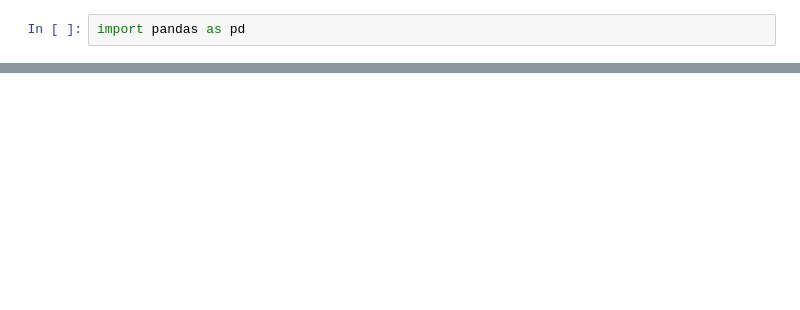
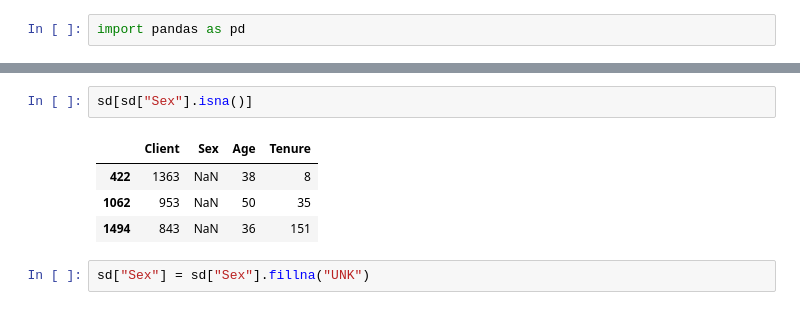
Before and after one commit to gonzalezr00/kbc, a Jupyter notebook: workspace/notebooks/dev.ipynb, the cells around one changed output, grey strips where cells are left out. Drawn from its saved outputs; the diff is of its cells as text; blank space fills up the shorter version.

```diff
--- a/workspace/notebooks/dev.ipynb
+++ b/workspace/notebooks/dev.ipynb
@@ -10,0 +25,9 @@ ImportError: `Import openpyxl` failed.  Use pip or conda to install the openpyxl
+# %%
+sd[sd["Sex"].isna()]
+# %% [output]
+|  | Client | Sex | Age | Tenure |
+| 422 | 1363 | NaN | 38 | 8 |
+| 1062 | 953 | NaN | 50 | 35 |
+| 1494 | 843 | NaN | 36 | 151 |
+# %%
+sd["Sex"] = sd["Sex"].fillna("UNK")
```
Also changed, not shown: parts of 36 cells of this notebook, 1 other file.
